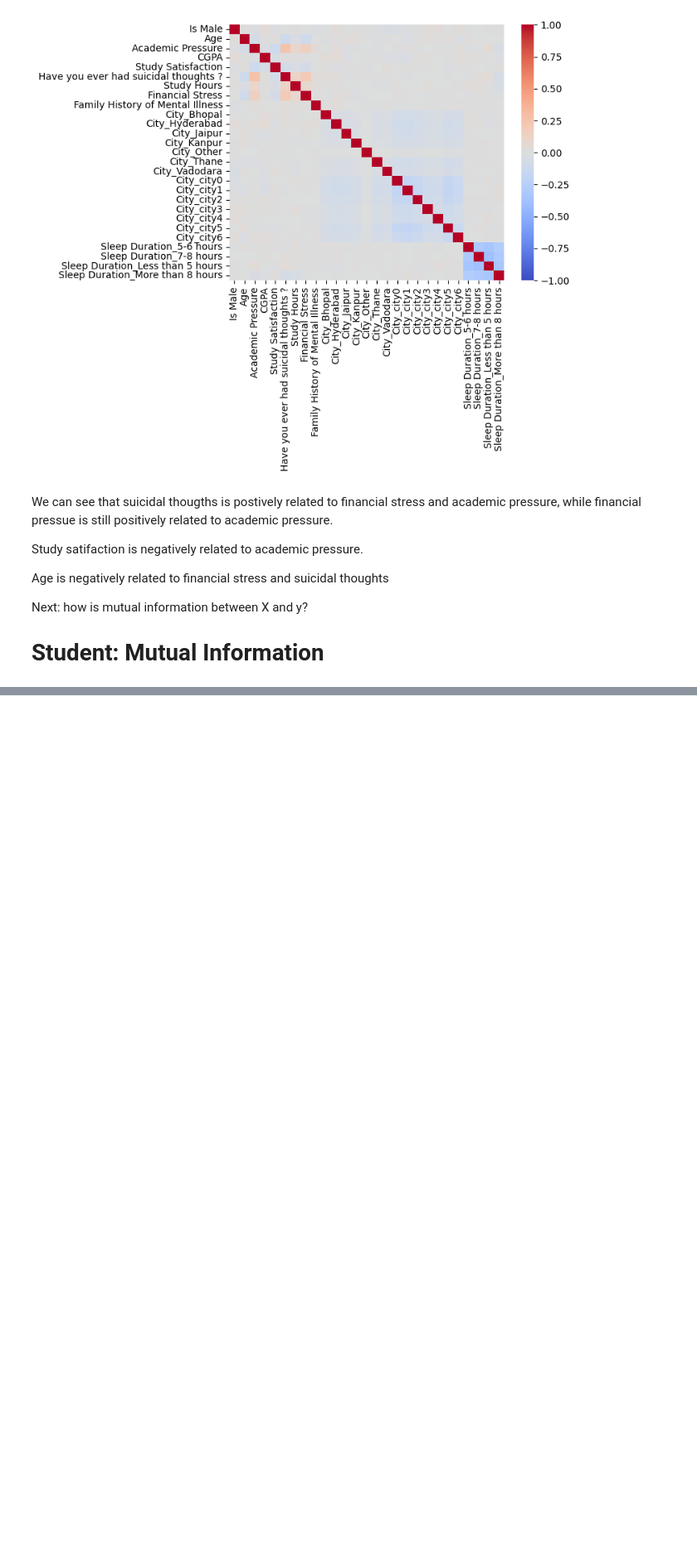
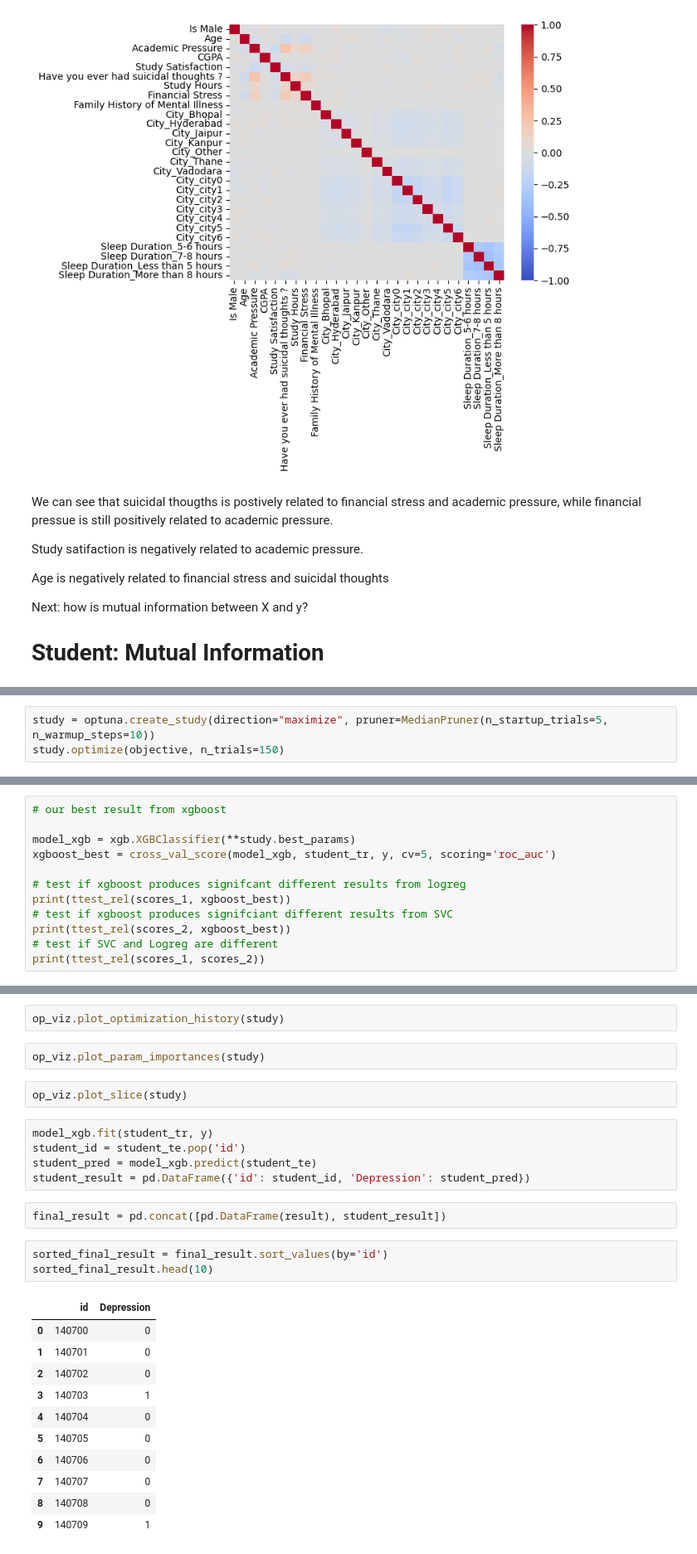
Before and after one commit to Anqi-Wang-aug/kaggle-competition-depression-prediction, a Jupyter notebook: script.ipynb, the cells around one changed output, grey strips where cells are left out. Shown at 83% size. Drawn from its saved outputs; the diff is of its cells as text; blank space fills up the shorter version.

Commit message:
Prediction with xgboost on student. XGBoost shows some improvements

```diff
--- a/script.ipynb
+++ b/script.ipynb
@@ -2303,0 +2329,3 @@ _ = plt.xticks(rotation=90)
+# %%
+study = optuna.create_study(direction="maximize", pruner=MedianPruner(n_startup_trials=5, n_warmup_steps=10))
+study.optimize(objective, n_trials=150)
@@ -2303,0 +2350,12 @@ _ = plt.xticks(rotation=90)
+# %%
+# our best result from xgboost
+
+model_xgb = xgb.XGBClassifier(**study.best_params)
+xgboost_best = cross_val_score(model_xgb, student_tr, y, cv=5, scoring='roc_auc')
+
+# test if xgboost produces signifcant different results from logreg
+print(ttest_rel(scores_1, xgboost_best))
+# test if xgboost produces signifciant different results from SVC
+print(ttest_rel(scores_2, xgboost_best))
+# test if SVC and Logreg are different
+print(ttest_rel(scores_1, scores_2))
@@ -2303,0 +2376,28 @@ _ = plt.xticks(rotation=90)
+# %%
+op_viz.plot_optimization_history(study)
+# %%
+op_viz.plot_param_importances(study)
+# %%
+op_viz.plot_slice(study)
+# %%
+model_xgb.fit(student_tr, y)
+student_id = student_te.pop('id')
+student_pred = model_xgb.predict(student_te)
+student_result = pd.DataFrame({'id': student_id, 'Depression': student_pred})
+# %%
+final_result = pd.concat([pd.DataFrame(result), student_result])
+# %%
+sorted_final_result = final_result.sort_values(by='id')
+sorted_final_result.head(10)
+# %% [output]
+|  | id | Depression |
+| 0 | 140700 | 0 |
+| 1 | 140701 | 0 |
+| 2 | 140702 | 0 |
+| 3 | 140703 | 1 |
+| 4 | 140704 | 0 |
+| 5 | 140705 | 0 |
+| 6 | 140706 | 0 |
+| 7 | 140707 | 0 |
+| 8 | 140708 | 0 |
+| 9 | 140709 | 1 |
```
Also changed, not shown: parts of 14 cells of this notebook, 1 other file.
